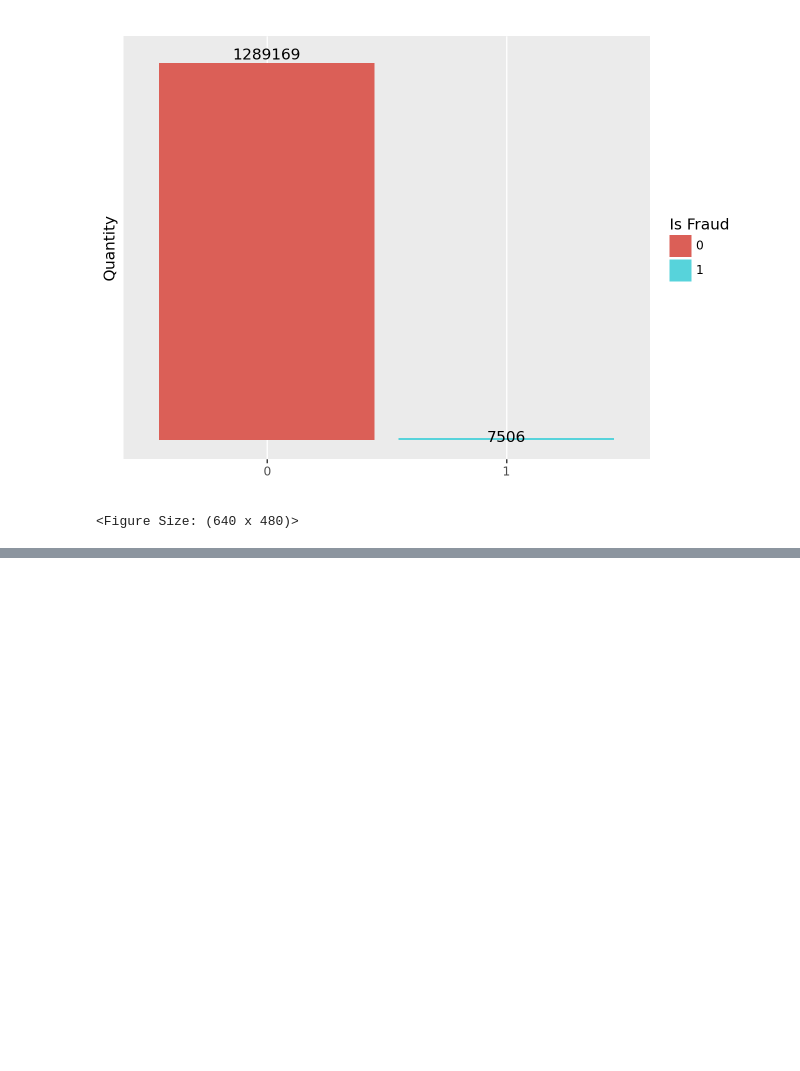
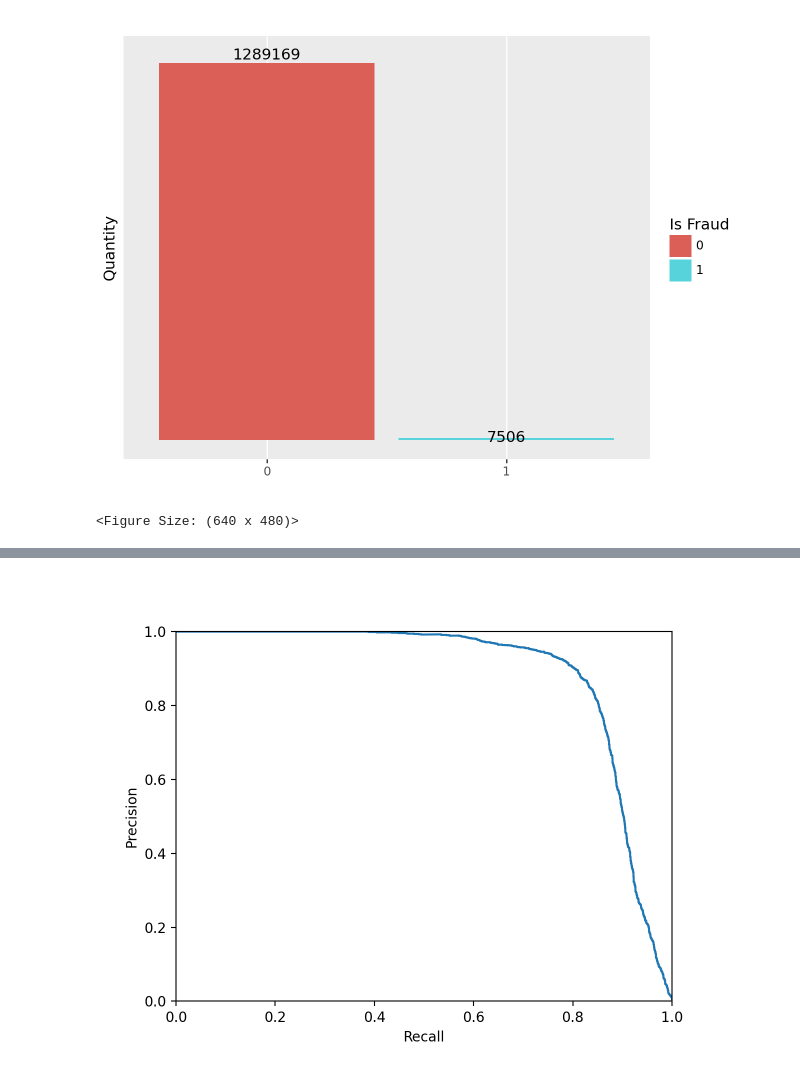
Before and after one commit to iasuu/imbalanced_data_CATBOOST, a Jupyter notebook: SCRIPT/dealing_imbalanced_data.ipynb, the cells around one changed output, grey strips where cells are left out. Saved outputs shown, nothing was run; the diff lists cells and outputs as text; code cells hidden in the pictures; blank space fills up the shorter version.

```diff
--- a/SCRIPT/dealing_imbalanced_data.ipynb
+++ b/SCRIPT/dealing_imbalanced_data.ipynb
@@ -113,7 +163,7 @@ cat_features_index = [train_set_final.columns.get_loc(col) for col in cat_featur
 # %%
-train_x, validation_x, train_y, validation_y = train_test_split(features, target, test_size=0.7, random_state=1234)
+train_x, validation_x, train_y, validation_y = train_test_split(features, target, test_size=0.3, random_state=1234, stratify=target)
 # %%
-cat_boost = CatBoostClassifier(cat_features=cat_features_index, loss_function="Logloss", verbose=True)
+cat_boost = CatBoostClassifier(iterations=50, cat_features=cat_features_index, loss_function="Logloss", verbose=True)
 cat_boost.fit(train_x, train_y)
 predict_catboost = cat_boost.predict(validation_x)
 score = recall_score(y_true=validation_y, y_pred=predict_catboost)
@@ -138,0 +189,7 @@ Recall Score for CatBoost: 74.247%
+# %%
+cat_boost = CatBoostClassifier(iterations=200, cat_features=cat_features_index, loss_function="Logloss", verbose=True)
+# cat_boost.fit(train_x, train_y)
+# proba = cat_boost.predict_proba(validation_x)
+# predit = cat_boost.predict(validation_x)
+# %%
+teste = CB(cat_boost, train_x=train_x, train_y=train_y, validation_x=validation_x, validation_y=validation_y).PR_curve()
@@ -138,0 +230,9 @@ Recall Score for CatBoost: 74.247%
+# %%
+plt.plot(teste['recall'], teste['precision'])
+plt.ylim((0, 1))
+plt.xlim((0, 1))
+plt.ylabel("Precision")
+plt.xlabel("Recall")
+plt.show()
+# %% [output]
+[figure, added]
```
Also changed, not shown: parts of 12 cells of this notebook, 4 other files.
